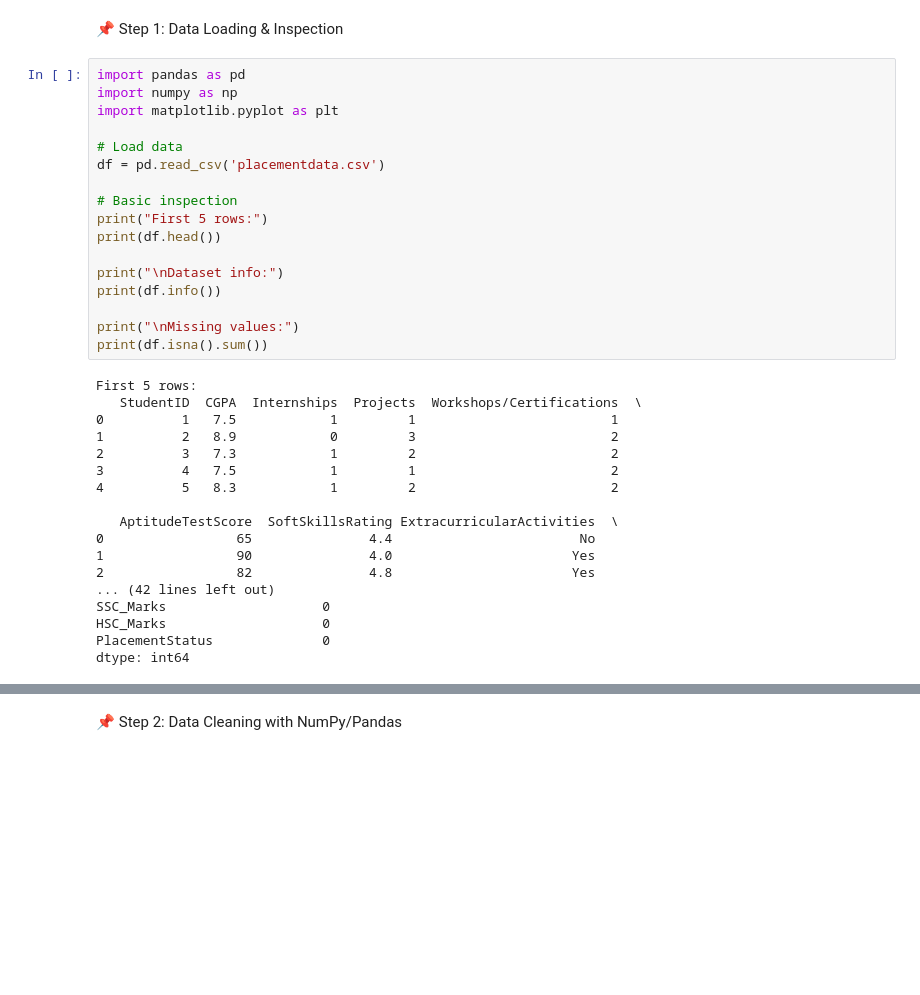
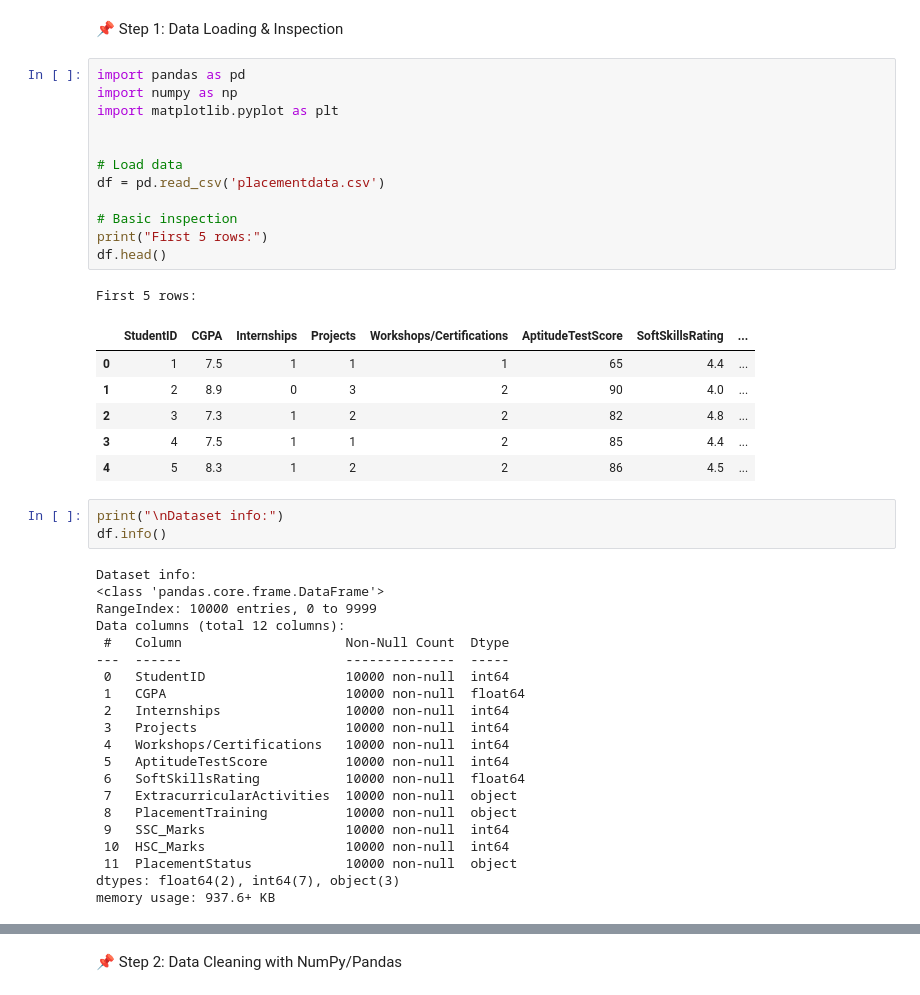
Before and after one commit to Saibalaji888/DAV_Assignment, a Jupyter notebook: DAV_assignment_187.ipynb, the cells around one changed output, grey strips where cells are left out. Saved outputs shown, nothing was run; the diff lists cells and outputs as text; blank space fills up the shorter version.

```diff
--- a/DAV_assignment_187.ipynb
+++ b/DAV_assignment_187.ipynb
@@ -3,35 +9,44 @@
 # %%
 import pandas as pd
 import numpy as np
 import matplotlib.pyplot as plt
+
 
 # Load data
 df = pd.read_csv('placementdata.csv')
 
 # Basic inspection
 print("First 5 rows:")
-print(df.head())
-
-print("\nDataset info:")
-print(df.info())
-
-print("\nMissing values:")
-print(df.isna().sum())
+df.head()
 # %% [output]
 First 5 rows:
-   StudentID  CGPA  Internships  Projects  Workshops/Certifications  \
-0          1   7.5            1         1                         1
-1          2   8.9            0         3                         2
-2          3   7.3            1         2                         2
-3          4   7.5            1         1                         2
-4          5   8.3            1         2                         2
-
-   AptitudeTestScore  SoftSkillsRating ExtracurricularActivities  \
-0                 65               4.4                        No
-1                 90               4.0                       Yes
-2                 82               4.8                       Yes
-... (42 lines left out)
-SSC_Marks                    0
-HSC_Marks                    0
-PlacementStatus              0
-dtype: int64
+|  | StudentID | CGPA | Internships | Projects | Workshops/Certifications | AptitudeTestScore | SoftSkillsRating | ... |
+| 0 | 1 | 7.5 | 1 | 1 | 1 | 65 | 4.4 | ... |
+| 1 | 2 | 8.9 | 0 | 3 | 2 | 90 | 4.0 | ... |
+| 2 | 3 | 7.3 | 1 | 2 | 2 | 82 | 4.8 | ... |
+| 3 | 4 | 7.5 | 1 | 1 | 2 | 85 | 4.4 | ... |
+| 4 | 5 | 8.3 | 1 | 2 | 2 | 86 | 4.5 | ... |
+# %%
+print("\nDataset info:")
+df.info()
+# %% [output]
+Dataset info:
+<class 'pandas.core.frame.DataFrame'>
+RangeIndex: 10000 entries, 0 to 9999
+Data columns (total 12 columns):
+ #   Column                     Non-Null Count  Dtype
+---  ------                     --------------  -----
+ 0   StudentID                  10000 non-null  int64
+ 1   CGPA                       10000 non-null  float64
+ 2   Internships                10000 non-null  int64
+ 3   Projects                   10000 non-null  int64
+ 4   Workshops/Certifications   10000 non-null  int64
+ 5   AptitudeTestScore          10000 non-null  int64
+ 6   SoftSkillsRating           10000 non-null  float64
+ 7   ExtracurricularActivities  10000 non-null  object
+ 8   PlacementTraining          10000 non-null  object
+ 9   SSC_Marks                  10000 non-null  int64
+ 10  HSC_Marks                  10000 non-null  int64
+ 11  PlacementStatus            10000 non-null  object
+dtypes: float64(2), int64(7), object(3)
+memory usage: 937.6+ KB
```
Also changed, not shown: parts of 14 cells of this notebook.
